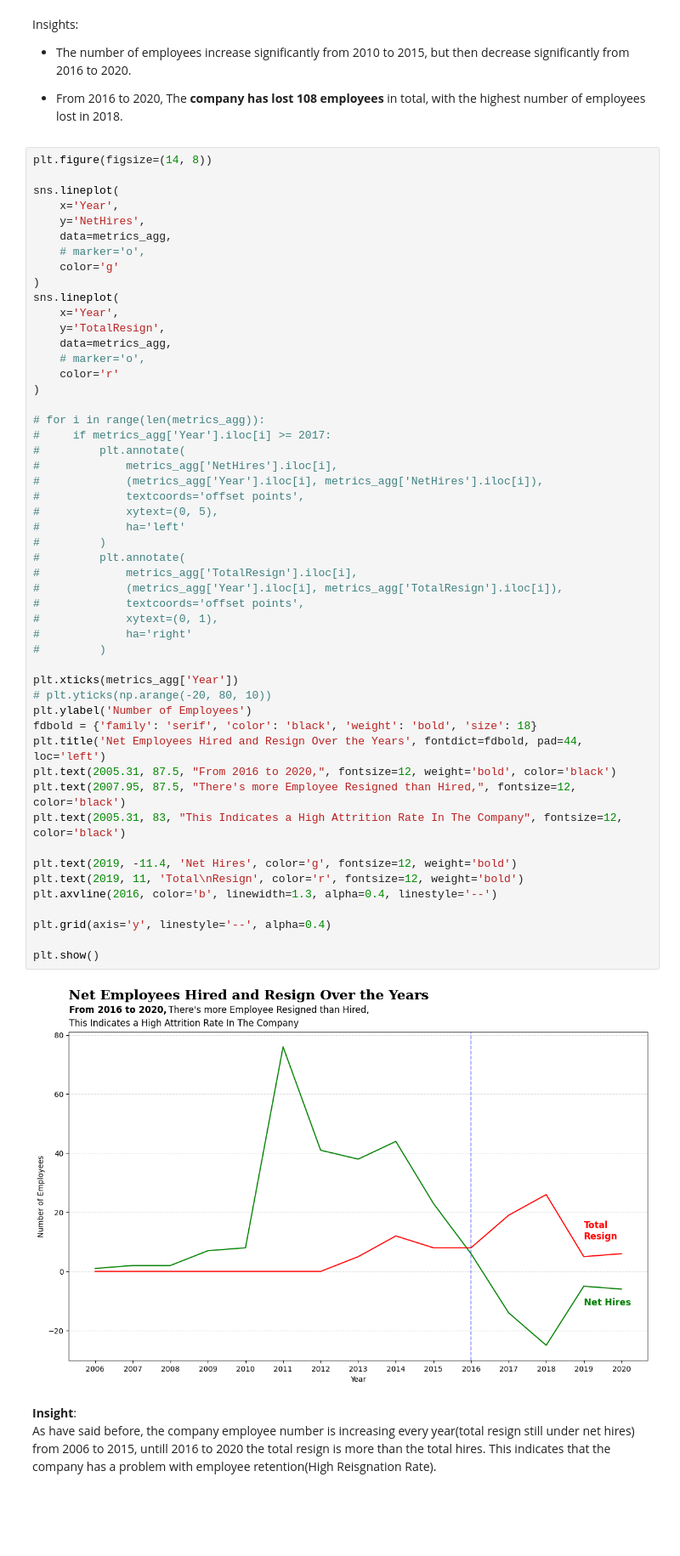
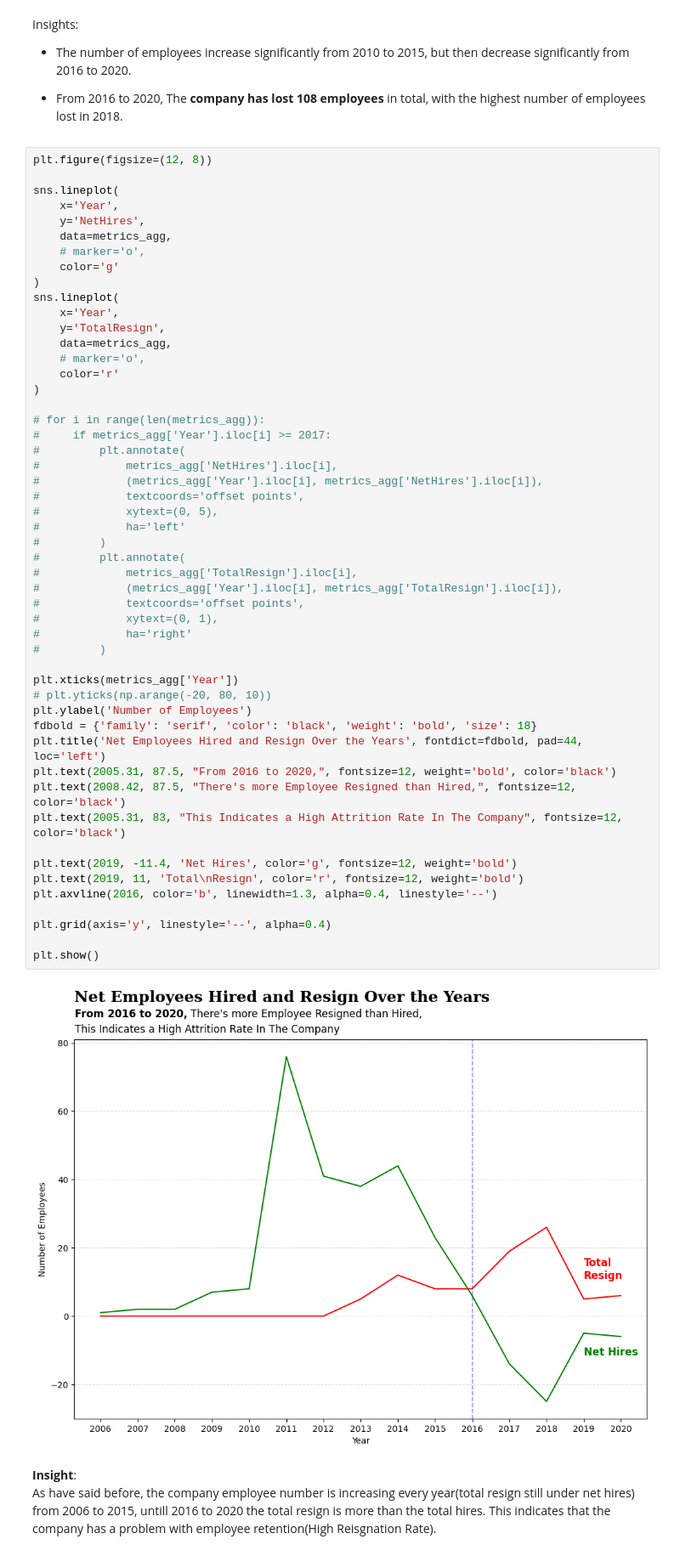
Before and after one commit to azaryasph/Improving-Employee-Retention-By-Predicting-Employee-Attrition-Using-Machine-Learning, a Jupyter notebook: notebook/predict_employee_attrition.ipynb, the cells around one changed output. Shown at 85% size. Drawn from its saved outputs; the diff is of its cells as text; blank space fills up the shorter version.

```diff
--- a/notebook/predict_employee_attrition.ipynb
+++ b/notebook/predict_employee_attrition.ipynb
@@ -498,7 +498,7 @@ Insights:<br>
 
 - From 2016 to 2020, The **company has lost 108 employees** in total, with the highest number of employees lost in 2018.
 # %%
-plt.figure(figsize=(14, 8))
+plt.figure(figsize=(12, 8))
 
 sns.lineplot(
     x='Year',
@@ -521,35 +521,35 @@ sns.lineplot(
 #             metrics_agg['NetHires'].iloc[i],
 #             (metrics_agg['Year'].iloc[i], metrics_agg['NetHires'].iloc[i]),
 #             textcoords='offset points',
 #             xytext=(0, 5),
 #             ha='left'
 #         )
 #         plt.annotate(
 #             metrics_agg['TotalResign'].iloc[i],
 #             (metrics_agg['Year'].iloc[i], metrics_agg['TotalResign'].iloc[i]),
 #             textcoords='offset points',
 #             xytext=(0, 1),
 #             ha='right'
 #         )
 
 plt.xticks(metrics_agg['Year'])
 # plt.yticks(np.arange(-20, 80, 10))
 plt.ylabel('Number of Employees')
 fdbold = {'family': 'serif', 'color': 'black', 'weight': 'bold', 'size': 18}
 plt.title('Net Employees Hired and Resign Over the Years', fontdict=fdbold, pad=44, loc='left')
 plt.text(2005.31, 87.5, "From 2016 to 2020,", fontsize=12, weight='bold', color='black')
-plt.text(2007.95, 87.5, "There's more Employee Resigned than Hired,", fontsize=12, color='black')
+plt.text(2008.42, 87.5, "There's more Employee Resigned than Hired,", fontsize=12, color='black')
 plt.text(2005.31, 83, "This Indicates a High Attrition Rate In The Company", fontsize=12, color='black')
 
 plt.text(2019, -11.4, 'Net Hires', color='g', fontsize=12, weight='bold')
 plt.text(2019, 11, 'Total\nResign', color='r', fontsize=12, weight='bold')
 plt.axvline(2016, color='b', linewidth=1.3, alpha=0.4, linestyle='--')
 
 plt.grid(axis='y', linestyle='--', alpha=0.4)
 
 plt.show()
 # %% [output]
-[figure, old version]
+[figure, new version]
 # %% [markdown]
 **Insight**:<br>
 As have said before, the company employee number is increasing every year(total resign still under net hires) from 2006 to 2015, untill 2016 to 2020 the total resign is more than the total hires. This indicates that the company has a problem with employee retention(High Reisgnation Rate).
```
Also changed, not shown: parts of 8 cells of this notebook, 1 other file.
